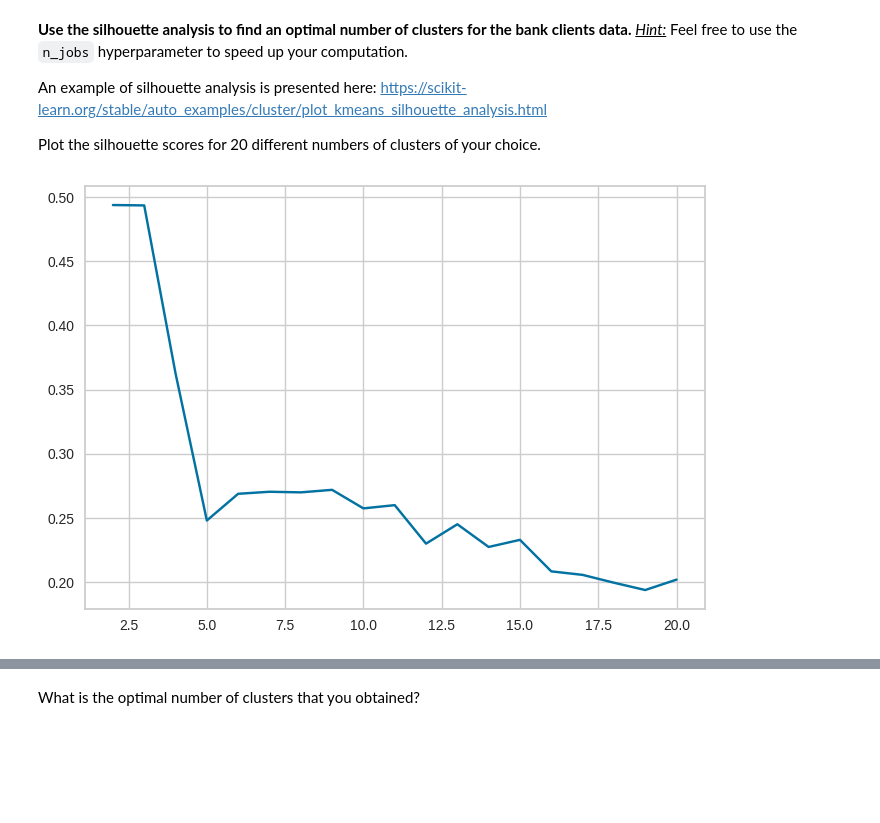
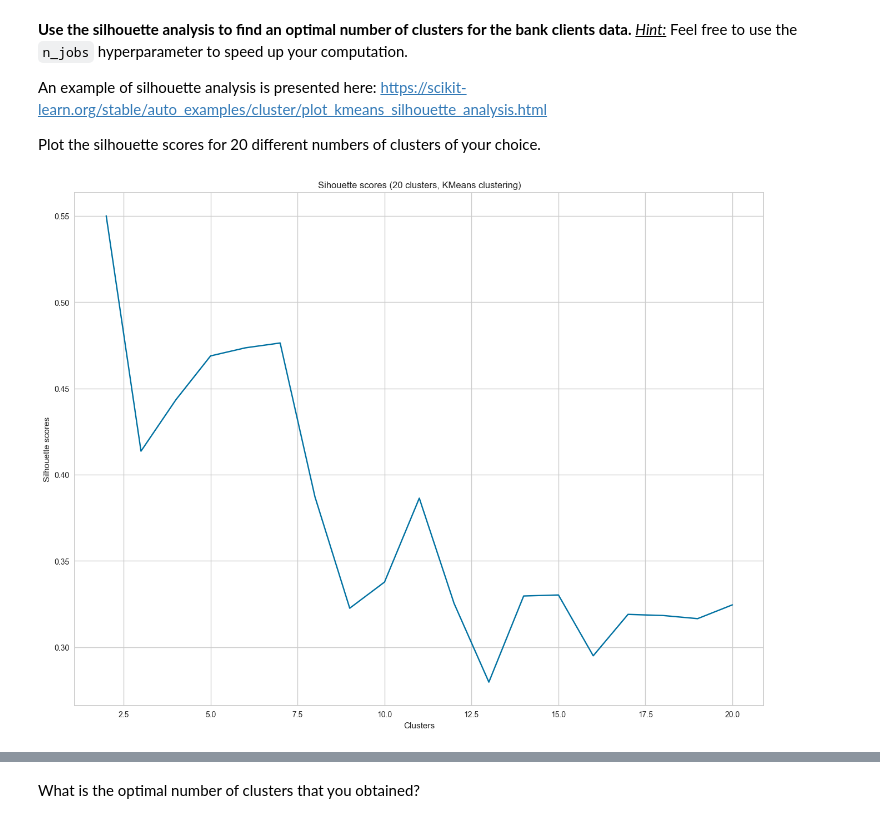
Before and after one commit to eusoumarkinhoz/ML2.3---Intro-to-clustering, a Jupyter notebook: notebook/Clustering_v2 copy.ipynb, the cells around one changed output, grey strips where cells are left out. Saved outputs shown, nothing was run; the diff lists cells and outputs as text; code cells hidden in the pictures; blank space fills up the shorter version.

```diff
--- a/notebook/Clustering_v2 copy.ipynb
+++ b/notebook/Clustering_v2 copy.ipynb
@@ -179,6 +212,7 @@ from sklearn.compose import make_column_selector
 numerical_features = make_column_selector(dtype_include=np.number)
 numerical_columns = numerical_features(df)
 numerical_df = df[numerical_columns]
+numerical_df = numerical_df.drop(columns=['duration','day'])
 
 numerical_df.sample(5)
 # %% [output]
@@ -397,6 +424,6 @@ Read what this score represents and how it is computed here: https://scikit-lear
 # %%
 from sklearn.metrics import silhouette_score
 
-silhouette_score = silhouette_score(df_norm, kmeans_pca.labels_, metric='euclidean')
+silhouette_score = silhouette_score(df_norm, kmeans_pca.labels_)
 print(f'The silhouette score is:', silhouette_score)
 # %% [output]
@@ -418,20 +445,23 @@ Plot the silhouette scores for 20 different numbers of clusters of your choice.
 # %%
 from sklearn.metrics import silhouette_score
 
 df_temp = df_norm.sample(frac=0.2)
 
 silhouettes = []
 kmin = 2
 kmax = 20
 
 for k in range(kmin, kmax+1):
 
     kmeans = KMeans(n_clusters = k).fit(df_temp)
     labels = kmeans.labels_
 
     silhouettes.append(silhouette_score(df_temp, labels, metric = 'euclidean'))
 
 plt.plot(range(kmin,kmax+1),silhouettes)
+plt.xlabel('Clusters')
+plt.ylabel('Silhouette scores')
+plt.title('Sihouette scores (20 clusters, KMeans clustering)')
 plt.show()
 # %% [output]
-[figure, old version]
+[figure, new version]
```
Also changed, not shown: parts of 19 cells of this notebook, 1 other file.
